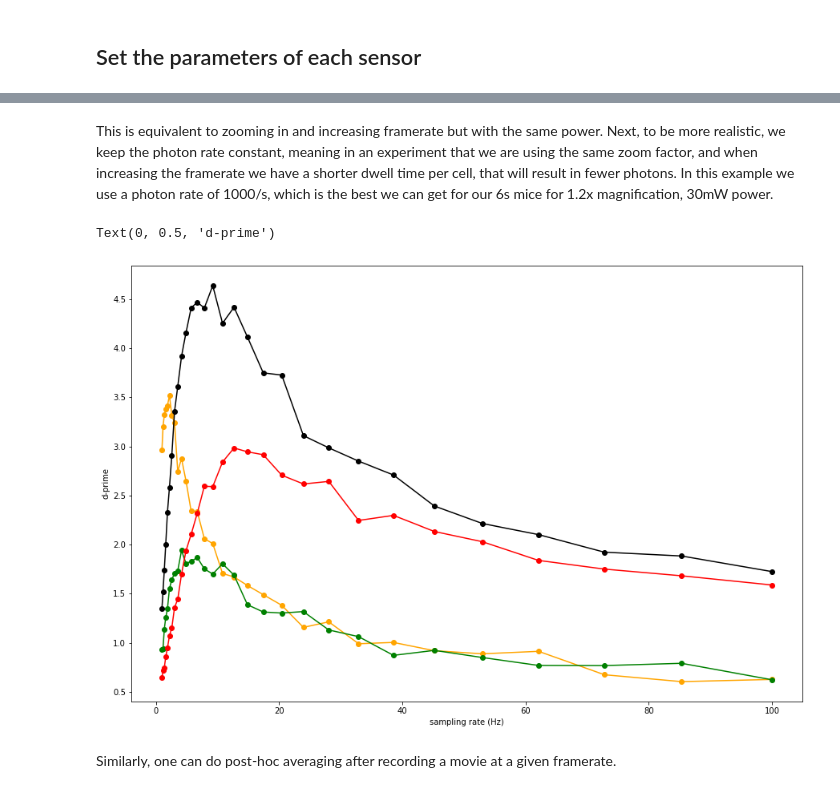
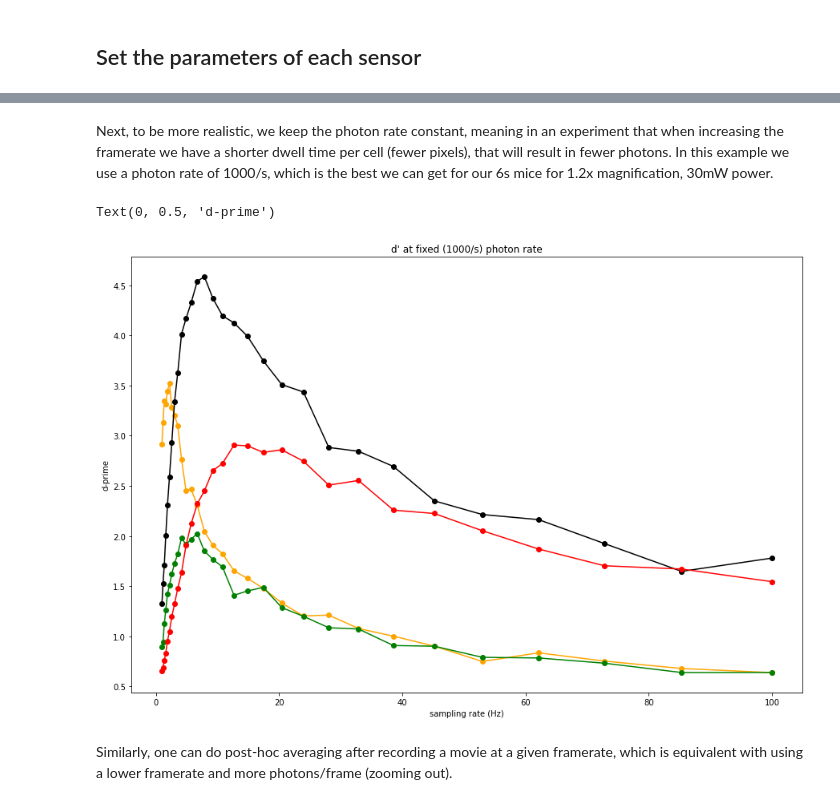
Before and after one commit to rozmar/imaging_strategies, a Jupyter notebook: calcium_sensor_selection.ipynb, the cells around one changed output, grey strips where cells are left out. Drawn from its saved outputs; the diff is of its cells as text; code cells hidden in the pictures.

```diff
--- a/calcium_sensor_selection.ipynb
+++ b/calcium_sensor_selection.ipynb
@@ -143,34 +143,35 @@ Text(0, 0.5, 'd-prime')
 # %% [markdown]
-This is equivalent to zooming in and increasing framerate but with the same power. </br>
-Next, to be more realistic, we keep the photon rate constant, meaning in an experiment that we are using the same zoom factor, and when increasing the framerate we have a shorter dwell time per cell, that will result in fewer photons.
+Next, to be more realistic, we keep the photon rate constant, meaning in an experiment that when increasing the framerate we have a shorter dwell time per cell (fewer pixels), that will result in fewer photons.
 In this example we use a photon rate of 1000/s, which is the best we can get for our 6s mice for 1.2x magnification, 30mW power.
 # %%
 fig_freq_dprime = plt.figure(figsize = [15,10])
 ax_freq_dprime = fig_freq_dprime.add_subplot(1,1,1)
 sampling_rate_list = np.logspace(0,2,30)#np.arange(1,20,1)
 samples_to_average = 1
-repeats = 500
+repeats = 1000
 photons_per_s = 1000
 
 dprime_ax_list = []
 for sensor_i,sensor in enumerate(parameters.keys()):
     params_sensor = parameters[sensor]
     dprime_list = []
     for sr_i,sampling_rate in enumerate(sampling_rate_list):
         params_experiment['baseline_photon_count'] = photons_per_s/sampling_rate
         si = int(1000/sampling_rate)
         dprime = calculate_d_prime_for_trace(params_sensor,params_experiment,sampling_rate,samples_to_average,repeats)
         dprime_list.append(dprime)
     ax_freq_dprime.plot(sampling_rate_list,dprime_list,'-o',color = params_sensor['color'])
+    parameters[sensor]['optimal_sr'] = sampling_rate_list[np.argmax(dprime_list)]
 
 
+ax_freq_dprime.set_title("d' at fixed ({}/s) photon rate".format(photons_per_s))
 ax_freq_dprime.set_xlabel('sampling rate (Hz)')
 ax_freq_dprime.set_ylabel('d-prime')
 # %% [output]
 Text(0, 0.5, 'd-prime')
-[figure, old version]
+[figure, new version]
 # %% [markdown]
-Similarly, one can do post-hoc averaging after recording a movie at a given framerate.
+Similarly, one can do post-hoc averaging after recording a movie at a given framerate, which is equivalent with using a lower framerate and more photons/frame (zooming out).
 # %%
 
 fig_dprime = plt.figure(figsize = [15,10])
```
Also changed, not shown: parts of 6 cells of this notebook.
